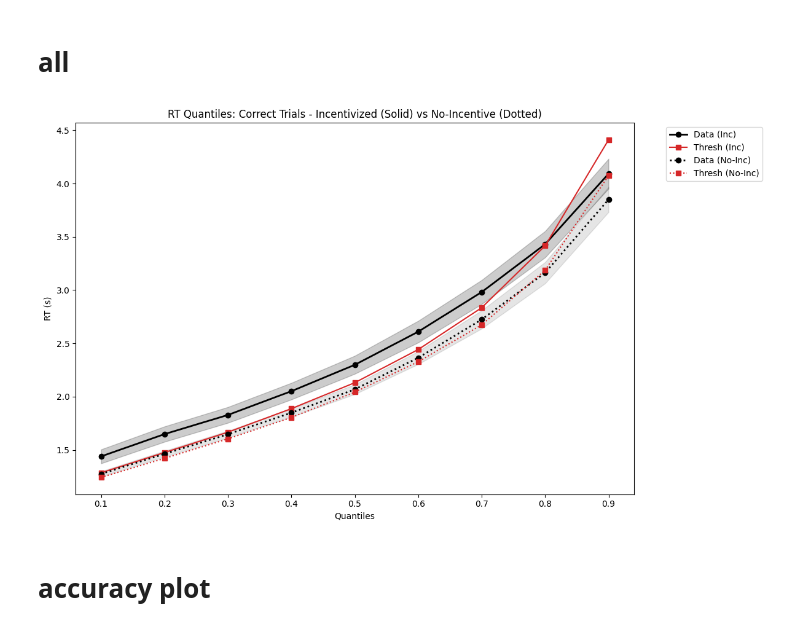
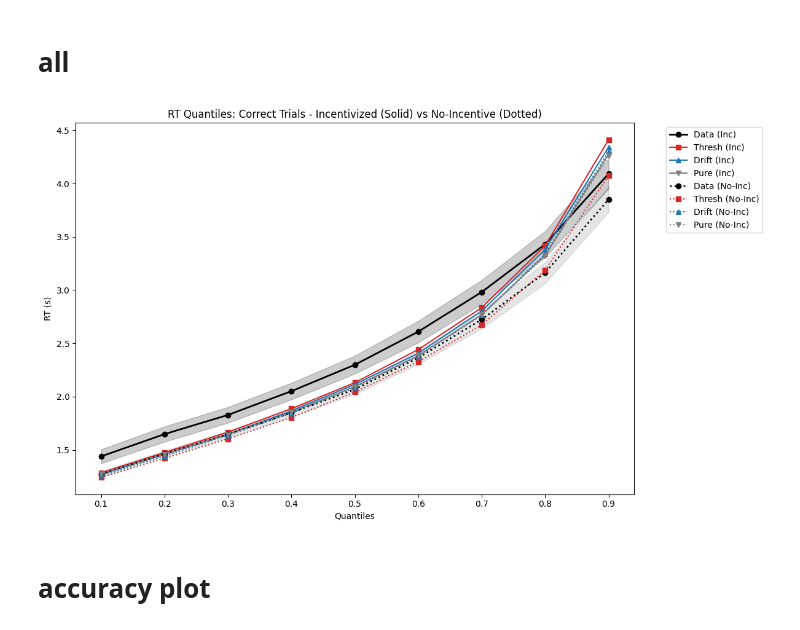
Before and after one commit to jjjj17/HSSM-fitting, a Jupyter notebook: hssm_quantplots.ipynb, the cells around one changed output. Drawn from its saved outputs; the diff is of its cells as text; code cells hidden in the pictures.

Commit message:
new plots

```diff
--- a/hssm_quantplots.ipynb
+++ b/hssm_quantplots.ipynb
@@ -583,38 +583,38 @@ def plot_incentive_comparison(df_exp, df_th, df_v, df_pure, response=1, rt_col="
         v_Q = get_q(df_v, inc)
         p_Q = get_q(df_pure, inc)
 
         # 1. Plot Experimental Data with SEM
         if r_Q is not None:
             r_mean = r_Q.mean(axis=0)
             r_sem = r_Q.std(axis=0) / np.sqrt(r_Q.shape[0])
             plt.plot(quantiles, r_mean, 'o' + style, color=colors['exp'], label=f"Data{label_suffix}", linewidth=2)
             plt.fill_between(quantiles, r_mean - r_sem, r_mean + r_sem, color=colors['exp'], alpha=alpha_val)
 
         # 2. Plot Models
         if th_Q is not None:
             #pass
             plt.plot(quantiles, th_Q.mean(axis=0), 's' + style, color=colors['th'], label=f"Thresh{label_suffix}")
         if v_Q is not None:
-            pass
-            #plt.plot(quantiles, v_Q.mean(axis=0), '^' + style, color=colors['v'], label=f"Drift{label_suffix}")
+            #pass
+            plt.plot(quantiles, v_Q.mean(axis=0), '^' + style, color=colors['v'], label=f"Drift{label_suffix}")
         if p_Q is not None:
-            pass
-            #plt.plot(quantiles, p_Q.mean(axis=0), 'v' + style, color=colors['pure'], label=f"Pure{label_suffix}")
+            #pass
+            plt.plot(quantiles, p_Q.mean(axis=0), 'v' + style, color=colors['pure'], label=f"Pure{label_suffix}")
 
     acc_text = "Correct" if response == 1 else "Incorrect"
     plt.title(f"RT Quantiles: {acc_text} Trials - Incentivized (Solid) vs No-Incentive (Dotted)")
     plt.xlabel("Quantiles")
     plt.ylabel("RT (s)")
 
     # Legend outside because it's getting crowded
     plt.legend(bbox_to_anchor=(1.05, 1), loc='upper left')
     plt.tight_layout()
     plt.show()
 
 # Run for all corrects
 plot_incentive_comparison(df_exp, th_df, v_df, pure_df, response=1)
 # %% [output]
-[figure, old version]
+[figure, new version]
 # %% [markdown]
 # accuracy plot
 # %%
```
Also changed, not shown: 5 other files.
